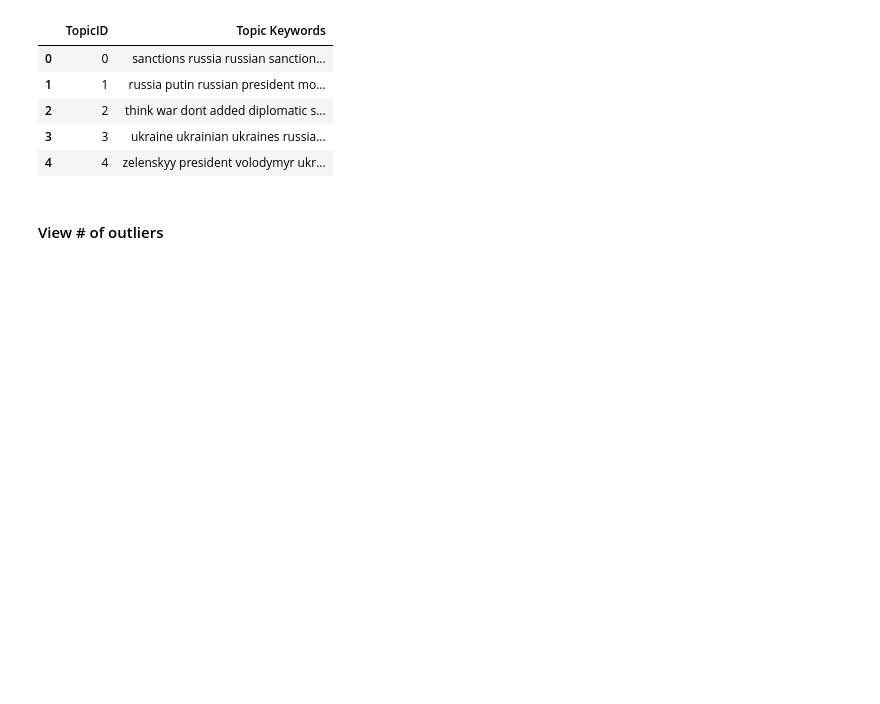
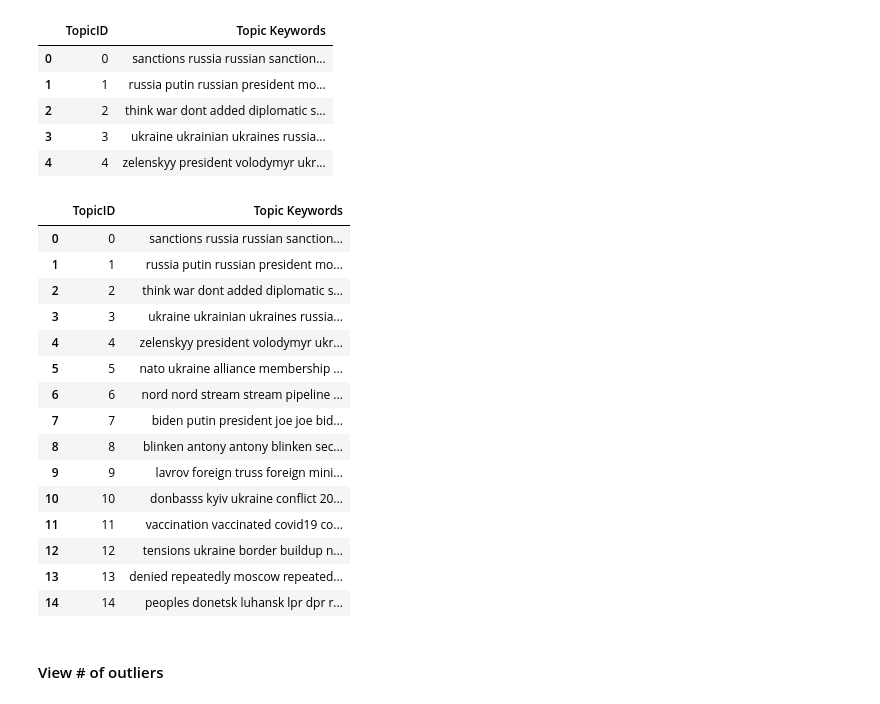
Before and after one commit to eelegiap/ukraine-media-CSLI, a Jupyter notebook: sentences_BERTopic.ipynb, the cells around one changed output. Cells and saved outputs as stored; diff of their text form; code cells hidden in the pictures; blank space fills up the shorter version.

```diff
--- a/sentences_BERTopic.ipynb
+++ b/sentences_BERTopic.ipynb
@@ -380,0 +383,7 @@ for i in range(len(topic_model.get_topic_info())-1):
+# %%
+listprobs = list(probs[:,12])
+highis = []
+for i, prob in enumerate(listprobs):
+    if prob>.5 and prob <.9999:
+        highis.append(i)
+highis
@@ -504,6 +519,25 @@ topicKeyDf.head()
 | 2 | 2 | think war dont added diplomatic s... |
 | 3 | 3 | ukraine ukrainian ukraines russia... |
 | 4 | 4 | zelenskyy president volodymyr ukr... |
+# %%
+topicKeyDf
+# %% [output]
+|  | TopicID | Topic Keywords |
+| 0 | 0 | sanctions russia russian sanction... |
+| 1 | 1 | russia putin russian president mo... |
+| 2 | 2 | think war dont added diplomatic s... |
+| 3 | 3 | ukraine ukrainian ukraines russia... |
+| 4 | 4 | zelenskyy president volodymyr ukr... |
+| 5 | 5 | nato ukraine alliance membership ... |
+| 6 | 6 | nord nord stream stream pipeline ... |
+| 7 | 7 | biden putin president joe joe bid... |
+| 8 | 8 | blinken antony antony blinken sec... |
+| 9 | 9 | lavrov foreign truss foreign mini... |
+| 10 | 10 | donbasss kyiv ukraine conflict 20... |
+| 11 | 11 | vaccination vaccinated covid19 co... |
+| 12 | 12 | tensions ukraine border buildup n... |
+| 13 | 13 | denied repeatedly moscow repeated... |
+| 14 | 14 | peoples donetsk luhansk lpr dpr r... |
 # %% [markdown]
 #### View # of outliers
 # %%
```
Also changed, not shown: parts of 7 cells of this notebook, 18 other files.
